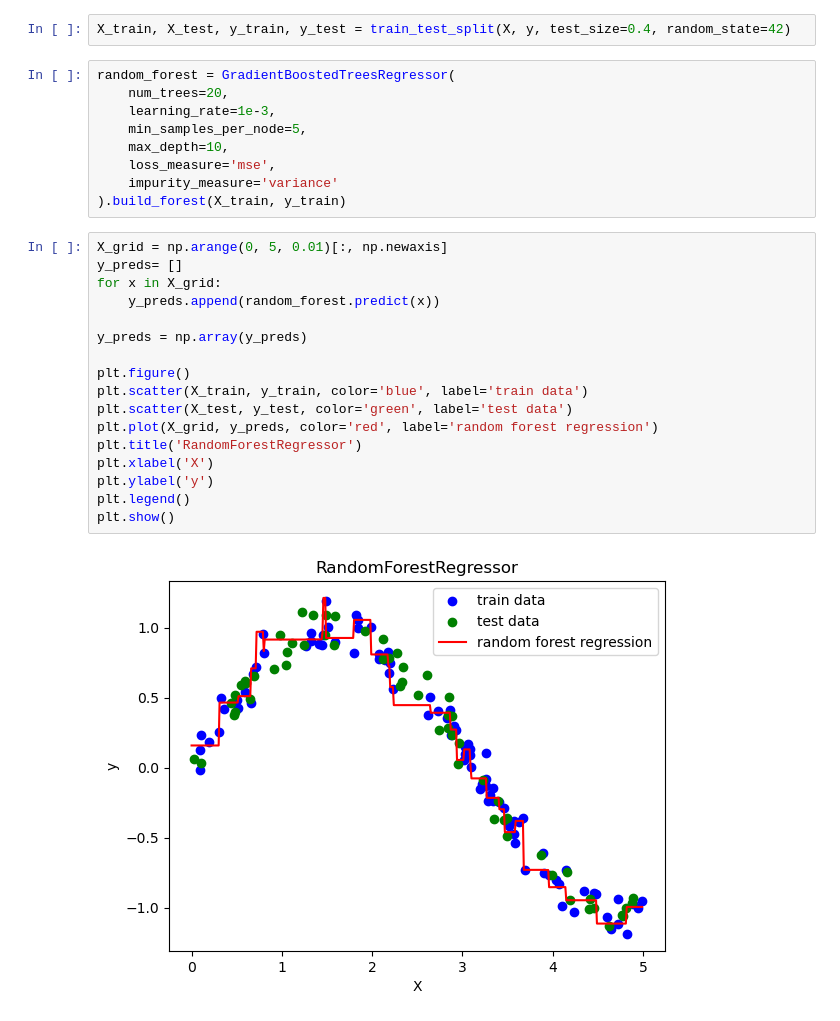
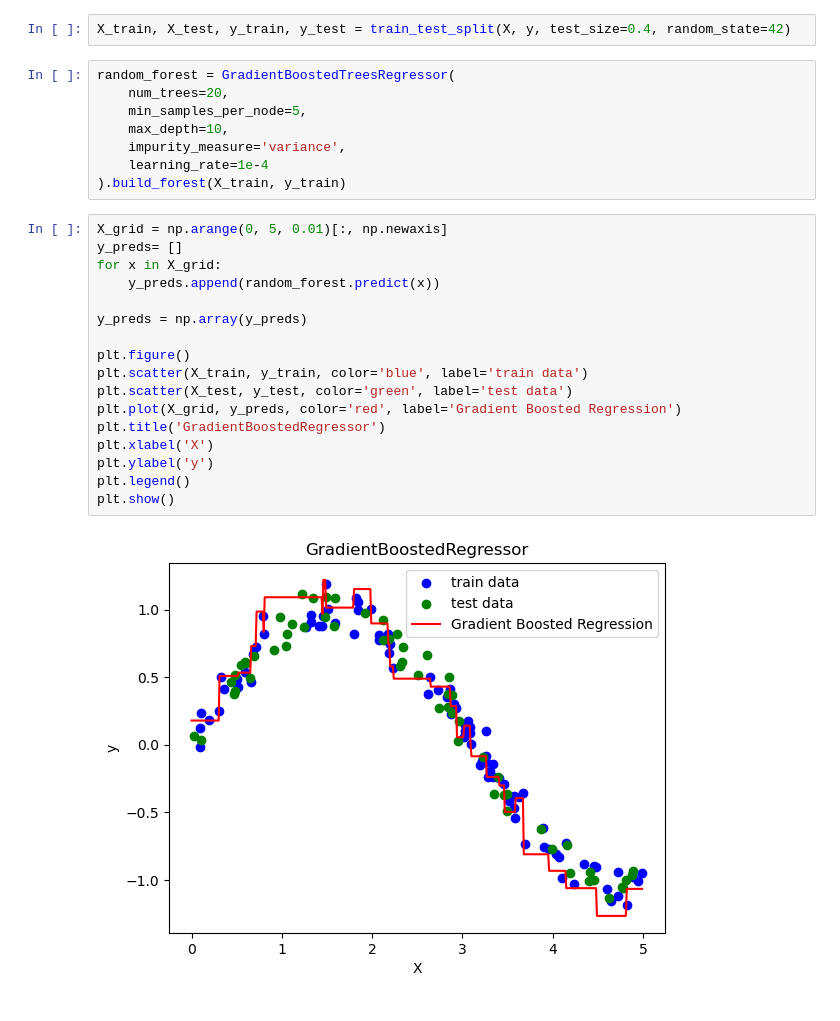
Before and after one commit to rrmina/HeavyGBM, a Jupyter notebook: demo_GradientBoostedTrees.ipynb, the cells around one changed output. Cells and saved outputs as stored; diff of their text form.

```diff
--- a/demo_GradientBoostedTrees.ipynb
+++ b/demo_GradientBoostedTrees.ipynb
@@ -175,28 +176,27 @@ X_train, X_test, y_train, y_test = train_test_split(X, y, test_size=0.4, random_
 # %%
 random_forest = GradientBoostedTreesRegressor(
     num_trees=20,
-    learning_rate=1e-3,
     min_samples_per_node=5,
     max_depth=10,
-    loss_measure='mse',
-    impurity_measure='variance'
+    impurity_measure='variance',
+    learning_rate=1e-4
 ).build_forest(X_train, y_train)
 # %%
 X_grid = np.arange(0, 5, 0.01)[:, np.newaxis]
 y_preds= []
 for x in X_grid:
     y_preds.append(random_forest.predict(x))
 
 y_preds = np.array(y_preds)
 
 plt.figure()
 plt.scatter(X_train, y_train, color='blue', label='train data')
 plt.scatter(X_test, y_test, color='green', label='test data')
-plt.plot(X_grid, y_preds, color='red', label='random forest regression')
-plt.title('RandomForestRegressor')
+plt.plot(X_grid, y_preds, color='red', label='Gradient Boosted Regression')
+plt.title('GradientBoostedRegressor')
 plt.xlabel('X')
 plt.ylabel('y')
 plt.legend()
 plt.show()
 # %% [output]
-[figure, old version]
+[figure, new version]
```
Also changed, not shown: parts of 17 cells of this notebook, 1 other file.
